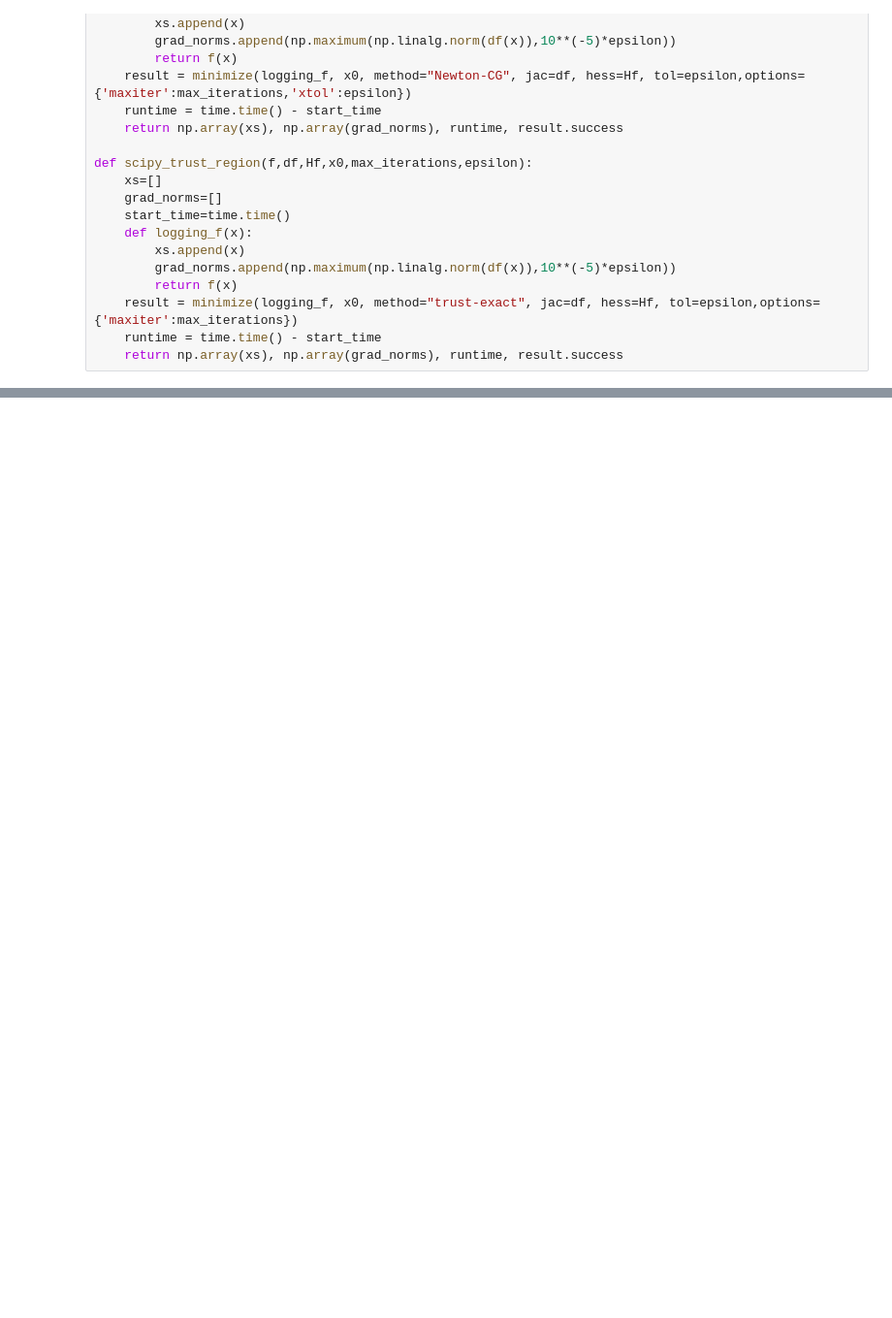
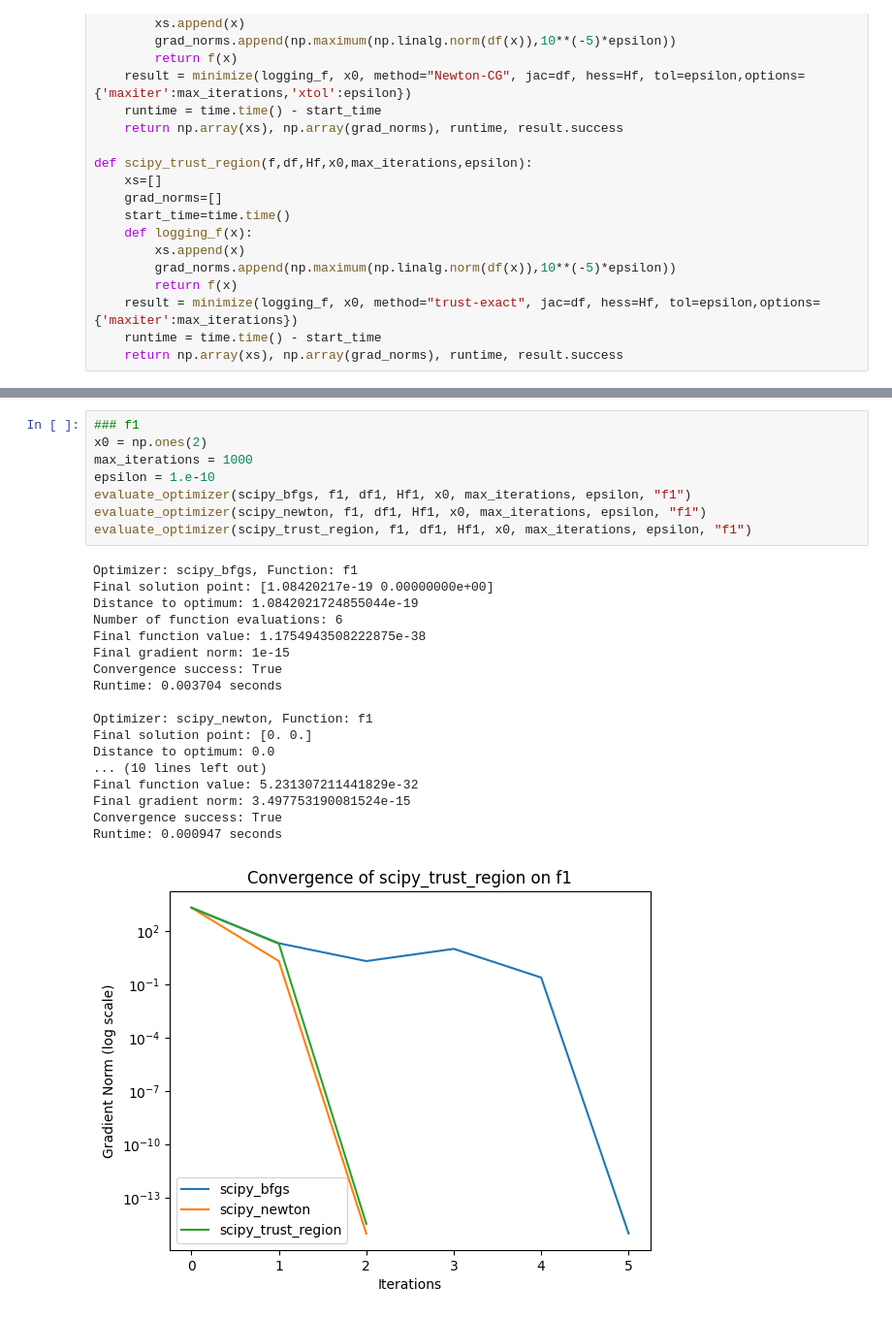
Before and after one commit to santiweide/ku2025-no, a Jupyter notebook: code_week1/Assignment_Notebook.ipynb, the cells around one changed output, grey strips where cells are left out. Shown at 97% size. Cells and saved outputs as stored; diff of their text form; blank space fills up the shorter version.

```diff
--- a/code_week1/Assignment_Notebook.ipynb
+++ b/code_week1/Assignment_Notebook.ipynb
@@ -106,0 +172,27 @@ Runtime: 0.002916 seconds
+# %%
+### f1
+x0 = np.ones(2)
+max_iterations = 1000
+epsilon = 1.e-10
+evaluate_optimizer(scipy_bfgs, f1, df1, Hf1, x0, max_iterations, epsilon, "f1")
+evaluate_optimizer(scipy_newton, f1, df1, Hf1, x0, max_iterations, epsilon, "f1")
+evaluate_optimizer(scipy_trust_region, f1, df1, Hf1, x0, max_iterations, epsilon, "f1")
+# %% [output]
+Optimizer: scipy_bfgs, Function: f1
+Final solution point: [1.08420217e-19 0.00000000e+00]
+Distance to optimum: 1.0842021724855044e-19
+Number of function evaluations: 6
+Final function value: 1.1754943508222875e-38
+Final gradient norm: 1e-15
+Convergence success: True
+Runtime: 0.003704 seconds
+
+Optimizer: scipy_newton, Function: f1
+Final solution point: [0. 0.]
+Distance to optimum: 0.0
+... (10 lines left out)
+Final function value: 5.231307211441829e-32
+Final gradient norm: 3.497753190081524e-15
+Convergence success: True
+Runtime: 0.000947 seconds
+[figure, added]
```
Also changed, not shown: parts of 9 cells of this notebook.
